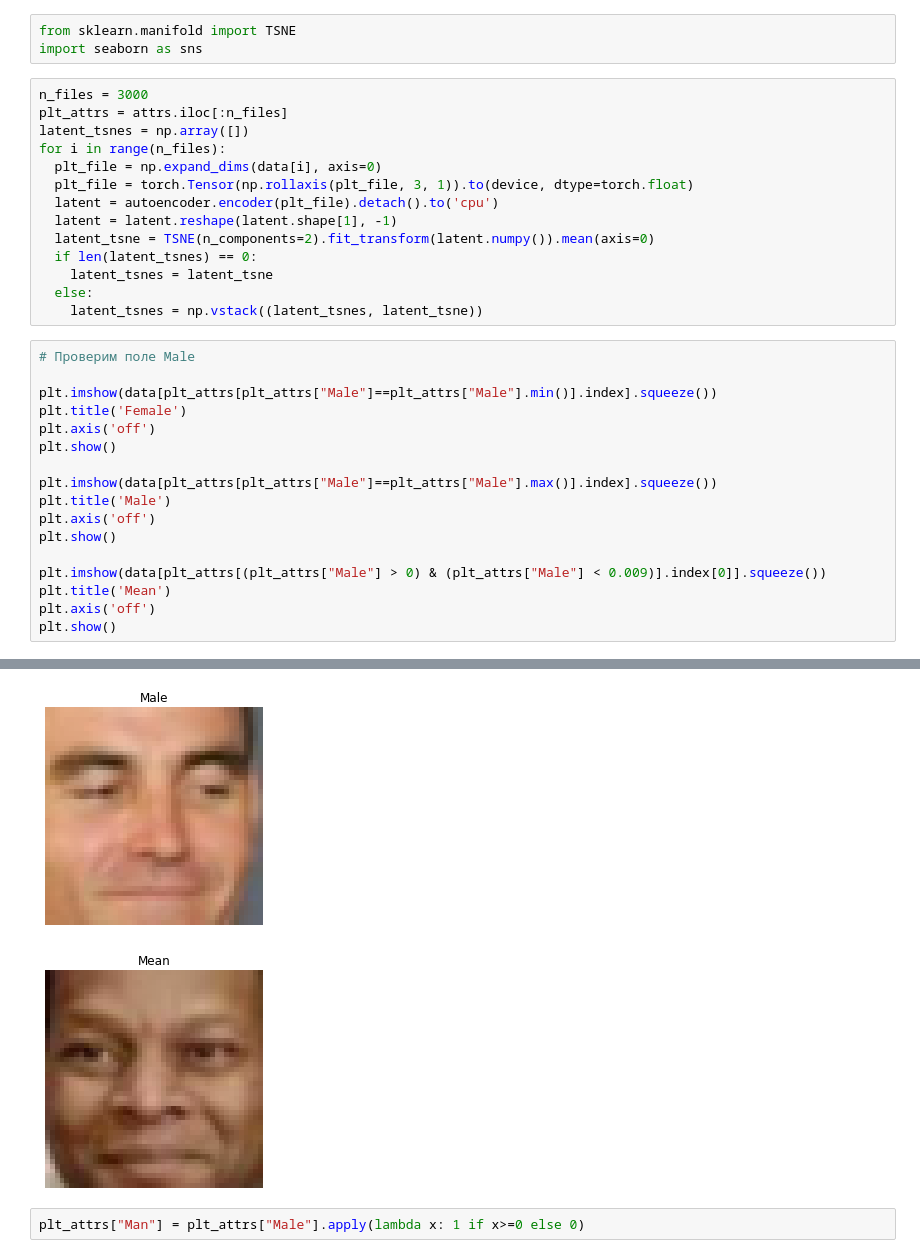
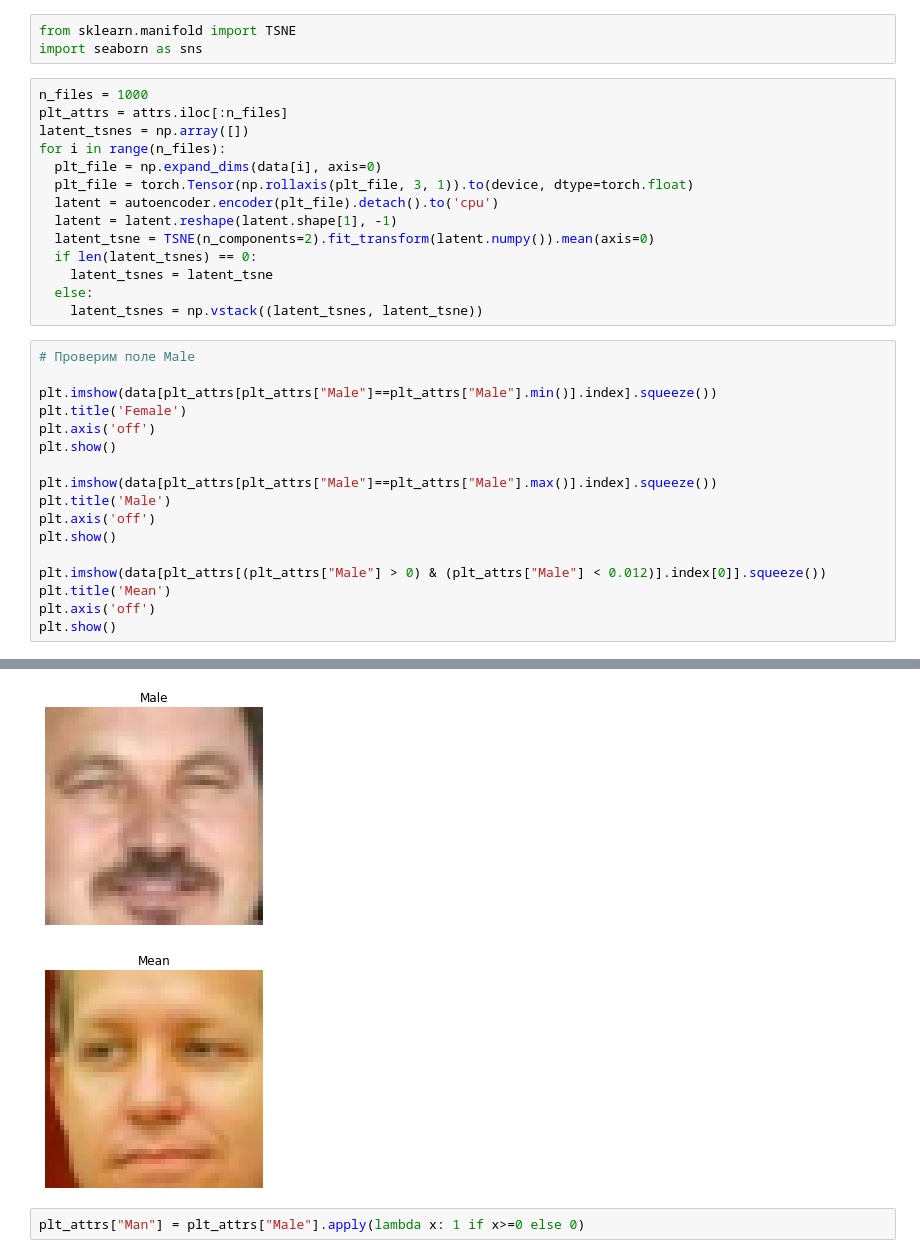
Before and after one commit to LevPerla/DLS_CV_Course, a Jupyter notebook: project/Autoencoders.ipynb, the cells around one changed output, grey strips where cells are left out. Drawn from its saved outputs; the diff is of its cells as text.

```diff
--- a/project/Autoencoders.ipynb
+++ b/project/Autoencoders.ipynb
@@ -837,7 +828,7 @@ plt.show()
 from sklearn.manifold import TSNE
 import seaborn as sns
 # %%
-n_files = 3000
+n_files = 1000
 plt_attrs = attrs.iloc[:n_files]
 latent_tsnes = np.array([])
 for i in range(n_files):
@@ -853,24 +844,24 @@ for i in range(n_files):
 # %%
 # Проверим поле Male
 
 plt.imshow(data[plt_attrs[plt_attrs["Male"]==plt_attrs["Male"].min()].index].squeeze())
 plt.title('Female')
 plt.axis('off')
 plt.show()
 
 plt.imshow(data[plt_attrs[plt_attrs["Male"]==plt_attrs["Male"].max()].index].squeeze())
 plt.title('Male')
 plt.axis('off')
 plt.show()
 
-plt.imshow(data[plt_attrs[(plt_attrs["Male"] > 0) & (plt_attrs["Male"] < 0.009)].index[0]].squeeze())
+plt.imshow(data[plt_attrs[(plt_attrs["Male"] > 0) & (plt_attrs["Male"] < 0.012)].index[0]].squeeze())
 plt.title('Mean')
 plt.axis('off')
 plt.show()
 # %% [output]
 [figure]
-[figure, old version]
+[figure, new version]
-[figure, old version]
+[figure, new version]
 # %%
 plt_attrs["Man"] = plt_attrs["Male"].apply(lambda x: 1 if x>=0 else 0)
 # %% [output]
```
Also changed, not shown: parts of 32 cells of this notebook.
